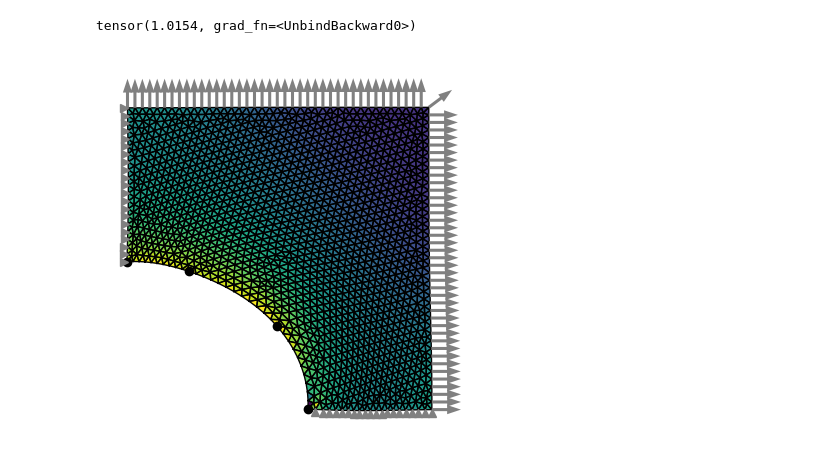
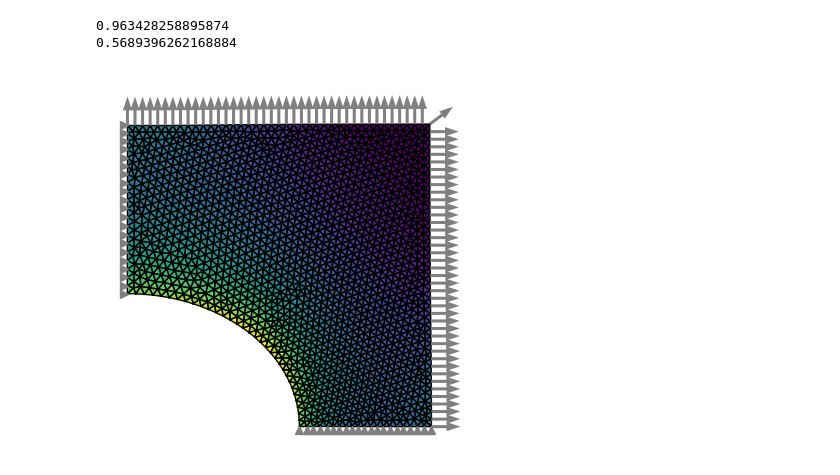
Before and after one commit to sebatomon/PINNs_for_simple_shape_optimization, a Jupyter notebook: shape_optimization.ipynb, the cells around one changed output. Drawn from its saved outputs; the diff is of its cells as text; code cells hidden in the pictures.

```diff
--- a/shape_optimization.ipynb
+++ b/shape_optimization.ipynb
@@ -95,18 +63,19 @@ tensor(1.3681)
 epsilon = 3.0
 r = torch.cdist(domain.nodes, domain.nodes)
 phi = torch.exp(-((epsilon * r) ** 2))
+original_nodes = domain.nodes.clone()
 
-def morph(fem, nids, x, dir):
+def morph(nids, x, dir):
     # Build matrix
     M = phi[:, nids]
     M = M[nids, :]
-
     # Solve linear equation system
-    weights = torch.linalg.solve(M, x - fem.nodes[nids, dir])
-
+    weights = torch.linalg.solve(M, x - original_nodes[nids, dir])
+    moved_nodes = original_nodes.clone()
     # Apply deformation
     for weight, node in zip(weights, nids):
-        fem.nodes[:, dir] += weight * phi[node, :]
+        moved_nodes[:, dir] += weight * phi[node, :]
+    domain.nodes[:, dir] = moved_nodes[:, dir]
 # %%
 def box_constrained_decent(func, x_init, x_lower, x_upper, eta=0.1, max_iter=100):
     x = x_init.clone().requires_grad_()
@@ -137,10 +106,12 @@ def MMA(func, x_k, L_k, U_k):
 
     return approximation
 # %%
-def f(x):
+def f(Rx):
+    # Morph nodes
+    Ry = R**2 / Rx
     # Update nodes
-    morph(domain, control_nodes, x[0::2], 0)
-    morph(domain, control_nodes, x[1::2], 1)
+    morph(hole_idx, Rx*torch.cos(angles), 0)
+    morph(hole_idx, Ry*torch.sin(angles), 1)
     # Solve fem with updated nodes
     u_k, f_k = domain.solve()
     # Compute stress
@@ -156,7 +127,7 @@ def optimize(x_0, x_min, x_max, iter):
     L = []
     U = []
     x = [x_0]
-    objective = [f(x_0)]
+    objective = []
 
     for k in range(iter):
         # Update asymptotes with heuristic procedure (see Exercise 04)
@@ -220,15 +165,18 @@ plt.show()
+# %%
+# Bounds on variables
+x_0 = torch.tensor([0.5])
+x_min = torch.tensor([0.4])
+x_max = torch.tensor([0.6])
+
+x_opt, f_opt = optimize(x_0, x_min, x_max, 15)
 # %%
 u, f = domain.solve()
 stress = mises_stress(u)
 
 domain.plot(element_property=stress)
-plt.scatter(
-    domain.nodes[control_nodes, 0].detach(),
-    domain.nodes[control_nodes, 1].detach(),
-    marker="o",
-    color="black",
-)
-print(max(mises_stress(u)))
+print(max(mises_stress(u)).item())
+print(x_opt[-1].item())
 # %% [output]
-tensor(1.0154, grad_fn=<UnbindBackward0>)
+0.963428258895874
+0.5689396262168884
-[figure, old version]
+[figure, new version]
```
Also changed, not shown: parts of 5 cells of this notebook.
